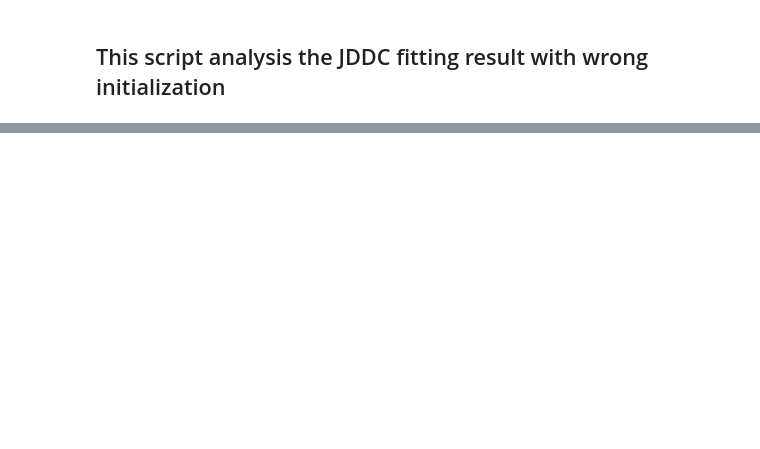
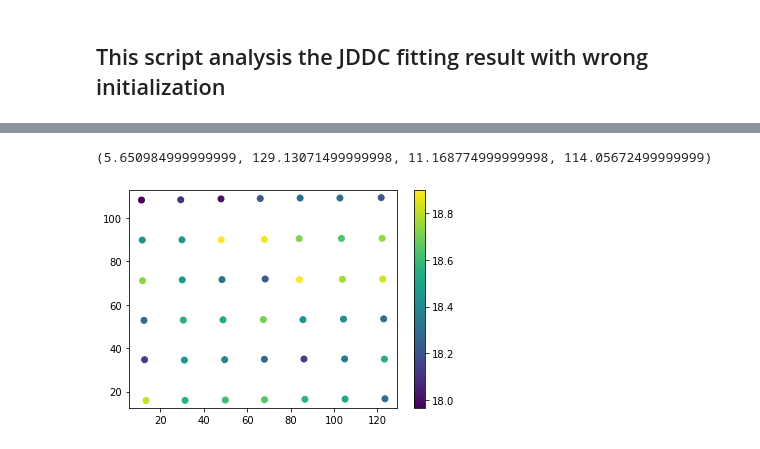
Before and after one commit to CY-Zhang/PyProcessingCodes, a Jupyter notebook: JDDC/WrongInitializationAnalysis.ipynb, the cells around one changed output, grey strips where cells are left out. Cells and saved outputs as stored; diff of their text form; code cells hidden in the pictures; blank space fills up the shorter version.

```diff
--- a/JDDC/WrongInitializationAnalysis.ipynb
+++ b/JDDC/WrongInitializationAnalysis.ipynb
@@ -95,0 +118,9 @@ plt.axis('off')
+# %%
+x_cor_x, y_cor_x, x_sep = FindXStd(array_x1, array_y1, 18)
+plt.scatter(x_cor, y_cor, c=y_sep)
+plt.colorbar()
+plt.axis('equal')
+# plt.axis('off')
+# %% [output]
+(5.650984999999999, 129.13071499999998, 11.168774999999998, 114.05672499999999)
+[figure, added]
```
Also changed, not shown: parts of 22 cells of this notebook, 7 other files.
